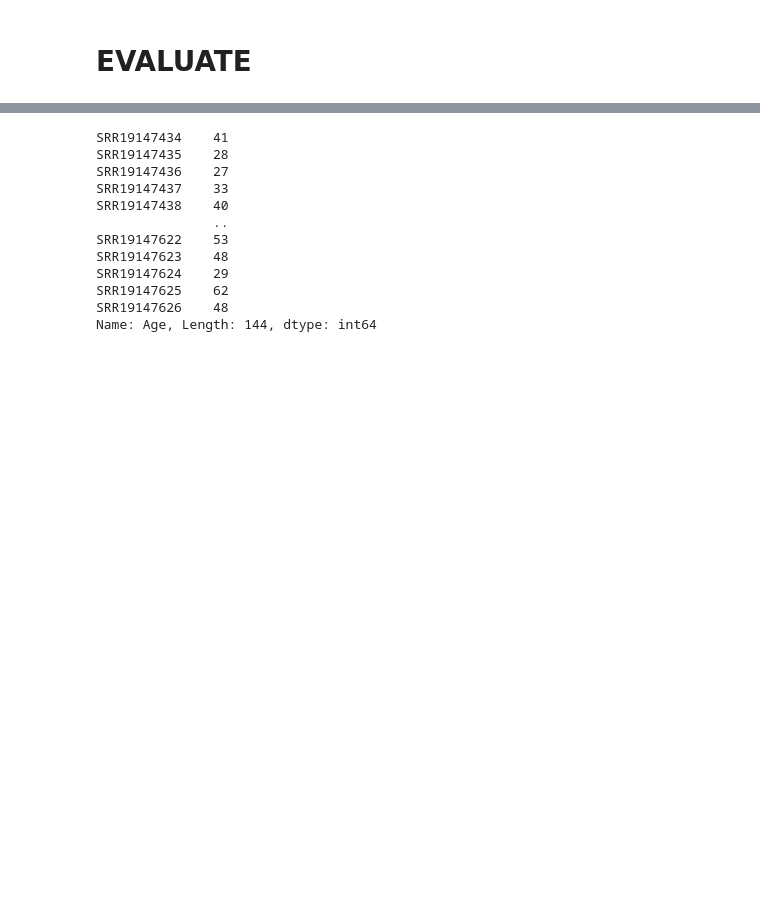
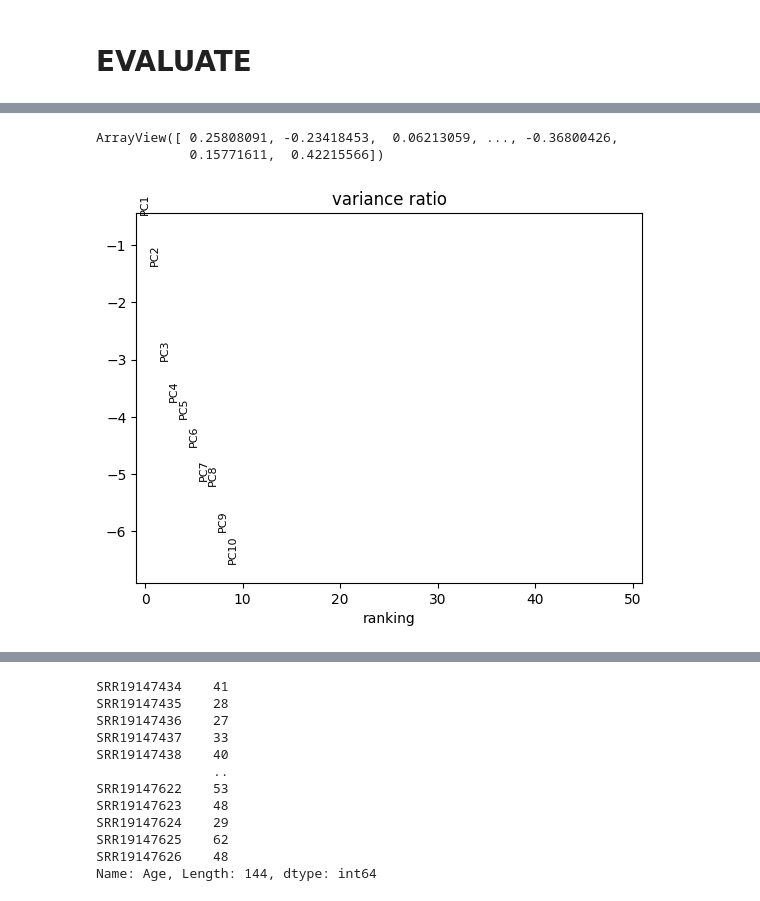
Before and after one commit to zodelheim/sea-infer-rna-seq, a Jupyter notebook: notebooks/AgePredictionTest.ipynb, the cells around one changed output, grey strips where cells are left out. Cells and saved outputs as stored; diff of their text form; code cells hidden in the pictures; blank space fills up the shorter version.

```diff
--- a/notebooks/AgePredictionTest.ipynb
+++ b/notebooks/AgePredictionTest.ipynb
@@ -395,0 +353,10 @@ Index(['ENST00000651708.1', 'ENST00000437783.1', 'ENST00000447280.6',
+# %%
+adata_female_nona.varm['rho']
+# %% [output]
+ArrayView([ 0.25808091, -0.23418453,  0.06213059, ..., -0.36800426,
+            0.15771611,  0.42215566])
+# %%
+sc.tl.pca(adata_female_nona)
+sc.pl.pca_variance_ratio(adata_female_nona, n_pcs=50, log=True)
+# %% [output]
+[figure, added]
```
Also changed, not shown: parts of 38 cells of this notebook, 7 other files.
